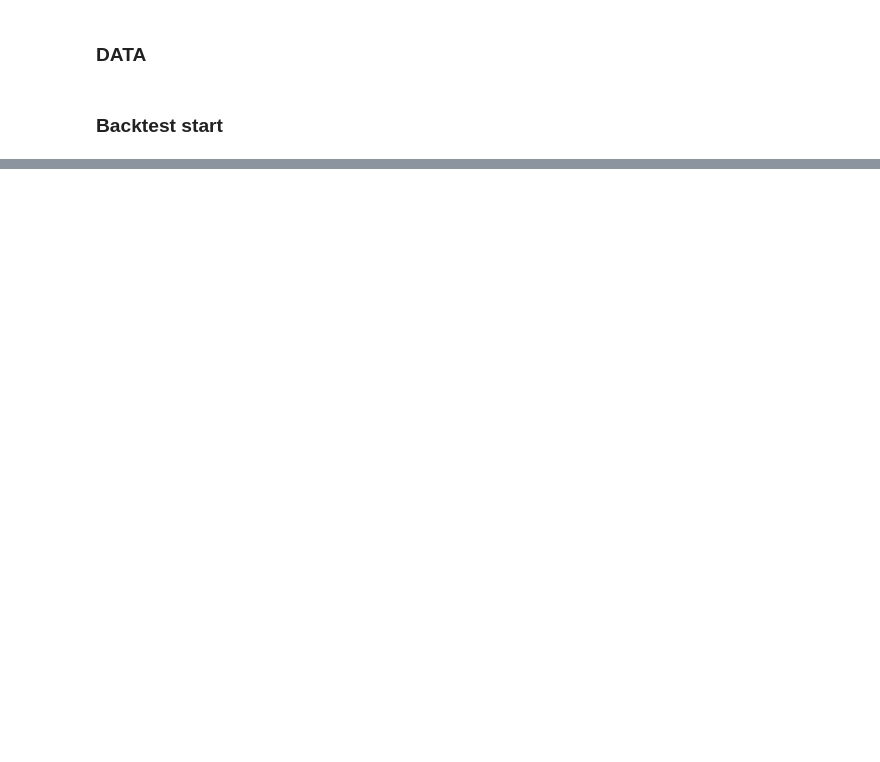
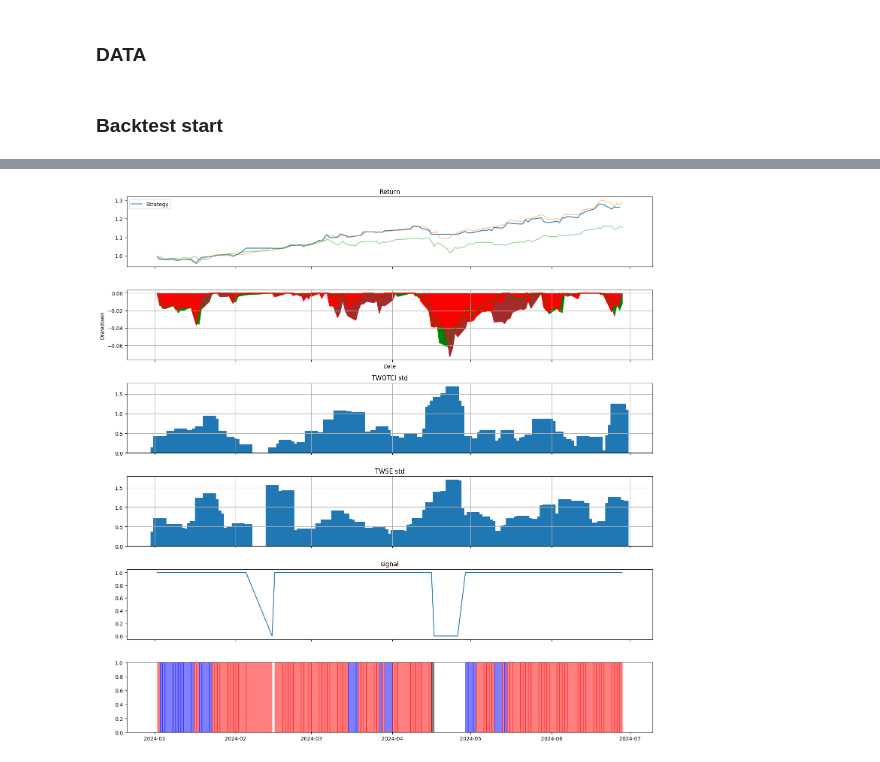
Before and after one commit to tsungyou/TS, a Jupyter notebook: factor/ED/test copy.ipynb, the cells around one changed output, grey strips where cells are left out. Cells and saved outputs as stored; diff of their text form; code cells hidden in the pictures; blank space fills up the shorter version.

Commit message:
update TWSE

```diff
--- a/factor/ED/test copy.ipynb
+++ b/factor/ED/test copy.ipynb
@@ -89,11 +12,11 @@ twotci['ticker'] = "TWOTCI"
 twse = pd.read_parquet("TWSE.parquet")
 twse['ticker'] = "TWSE"
 df = pd.concat([twse, twotci], axis=0)
-
+price = "open"
 filtered_df = df.copy()
 filtered_df['AvgPrice'] = (filtered_df['high'] + filtered_df['low']) / 2
 filtered_df['Return'] = filtered_df.groupby('ticker')['AvgPrice'].pct_change()
-filtered_df['beta'] = filtered_df.groupby('ticker')['close'].pct_change().shift(-1)
+filtered_df['beta'] = filtered_df.groupby('ticker')[price].pct_change().shift(-1)
 def rolling_std(group):
     group['return_stddev'] = group['Return'].rolling(window=5).std() * 100
     return group
@@ -101,14 +24,14 @@ def rolling_std(group):
 filtered_df = filtered_df.groupby('ticker').apply(rolling_std).reset_index(level='ticker', drop=True)
 
 def calculate_moving_averages(df):
-    df['MA20'] = df['close'].rolling(window=20).mean()
-    df['MA60'] = df['close'].rolling(window=60).mean()
+    df['MA20'] = df[price].rolling(window=20).mean()
+    df['MA60'] = df[price].rolling(window=60).mean()
     return df
 
 filtered_df = filtered_df.groupby('ticker').apply(calculate_moving_averages).reset_index(level='ticker', drop=True)
 start_date = '2015-01-01'
-twse = filtered_df[(filtered_df['ticker'] == 'TWSE') & (filtered_df.index >= start_date)][['close', 'AvgPrice', "Return", "beta", "return_stddev", "MA20", "MA60"]]
-twotci = filtered_df[(filtered_df['ticker'] == 'TWOTCI') & (filtered_df.index >= start_date)][['close', 'AvgPrice', "Return", "beta", "return_stddev", "MA20", "MA60"]]
+twse = filtered_df[(filtered_df['ticker'] == 'TWSE') & (filtered_df.index >= start_date)][[price, 'AvgPrice', "Return", "beta", "return_stddev", "MA20", "MA60"]]
+twotci = filtered_df[(filtered_df['ticker'] == 'TWOTCI') & (filtered_df.index >= start_date)][[price, 'AvgPrice', "Return", "beta", "return_stddev", "MA20", "MA60"]]
 twotci.reset_index(inplace=True)
 twotci['da'] = pd.to_datetime(twotci['da'])
 twse.reset_index(inplace=True)
@@ -123,14 +46,14 @@ def calculate_twotci_metrics(row):
     twotci_next = twotci[twotci['da'] > date].sort_values(by='da').head(1)
 
     if not twotci_today.empty and not twotci_next.empty:
-        twotci_beta = twotci_next['close'].values[0] / twotci_today['close'].values[0] - 1
+        twotci_beta = twotci_next[price].values[0] / twotci_today[price].values[0] - 1
     else:
         twotci_beta = np.nan
 
     twotci_return_stddev = twotci[(twotci['da'] >= (pd.to_datetime(date) - pd.Timedelta(days=5))) & (twotci['da'] <= date)]['Return'].std() * 100
-    twotci_ma20 = twotci[twotci['da'] <= date].sort_values(by='da', ascending=False).head(20)['close'].mean()
-    twotci_ma60 = twotci[twotci['da'] <= date].sort_values(by='da', ascending=False).head(60)['close'].mean()
-    twotci_cl = twotci_today['close'].values[0] if not twotci_today.empty else np.nan
+    twotci_ma20 = twotci[twotci['da'] <= date].sort_values(by='da', ascending=False).head(20)[price].mean()
+    twotci_ma60 = twotci[twotci['da'] <= date].sort_values(by='da', ascending=False).head(60)[price].mean()
+    twotci_cl = twotci_today[price].values[0] if not twotci_today.empty else np.nan
 
     return pd.Series([twotci_beta, twotci_return_stddev, twotci_ma20, twotci_ma60, twotci_cl])
 
@@ -202,64 +93,73 @@ plt.show()
 # %%
 # long short
+import matplotlib.pyplot as plt
+def calculate_return_on_signal(row, signal_col='final_signal'):
+    return row['pct_change'] if row[signal_col] else 0
 
-import matplotlib.pyplot as plt
-def calculate_return_on_signal_ls(row, signal_col='final_signal'):
-    return row['pct_change'] if row[signal_col] else -row['pct_change']
+final_df['pct_change'] = final_df[price].pct_change().shift(-1)
 
-final_df['pct_change'] = final_df['close'].pct_change().shift(-1)
+final_df['final_signal1'] = final_df['signal_ed'].shift(1)
+final_df['final_signal2'] = final_df['signal_ed'].shift(2)
+final_df['final_signal3'] = final_df['signal_ed'].shift(3)
+final_df['final_signal4'] = final_df['signal_ed'].shift(4)
+final_df['signals'] = (final_df['signal_ed'])# & (final_df['final_signal1']) & (final_df['final_signal2']) & (final_df['final_signal3']) & (final_df['final_signal4'])
 
-final_df['check_if_signal_works'] = final_df['pct_change'].rolling(5).sum()
-empty = final_df[~final_df['signals']]['check_if_signal_works'].mean()
-open = final_df[final_df['signals']]['check_if_signal_works'].mean()
-print("訊號做多後五天平均報酬: ", open, "訊號平倉後五天平均報酬:", empty)
-
-final_df['final_signal'] = (final_df['turbulence'] < 15) & (final_df['TWOTCI_RETURN_STDDEV'] < 2)
-final_df['final_signal1'] = final_df['final_signal'].shift(1)
-final_df['final_signal2'] = final_df['final_signal'].shift(2)
-final_df['final_signal3'] = final_df['final_signal'].shift(3)
-final_df['final_signal4'] = final_df['final_signal'].shift(4)
-final_df['signals'] = (final_df['final_signal']) & (final_df['final_signal1']) & (final_df['final_signal2']) & (final_df['final_signal3']) & (final_df['final_signal4'])
-
-final_df_da = final_df[final_df['da'] >='2016-01-01']
-final_df_da['daily_ret_final_signal'] = final_df_da.apply(calculate_return_on_signal, args=("signal_ed",), axis=1)
+final_df_da = final_df[final_df['da'] >='2024-01-01']
+final_df_da['daily_ret_final_signal'] = final_df_da.apply(calculate_return_on_signal, args=("signals",), axis=1)
 final_df_da['cumprod_final_signal'] = (1+final_df_da['daily_ret_final_signal']).cumprod()
 
-fig, ax = plt.subplots(6, 1, figsize=(15, 10), sharex=True)
+fig, ax = plt.subplots(6, 1, figsize=(15, 15), sharex=True)
+twse_cumprod = (1+final_df_da['Return']).cumprod()
+twotci_cumprod = (1+final_df_da['TWOTCI_CL'].pct_change()).cumprod()
 ax[0].plot(final_df_da.index, final_df_da['cumprod_final_signal'], label='Strategy')
-ax[0].plot(final_df_da.index, (1+final_df_da['Return']).cumprod(), alpha=0.5)
-ax[0].plot(final_df_da.index, (1+final_df_da['TWOTCI_CL'].pct_change()).cumprod(), alpha=0.5)
+ax[0].plot(final_df_da.index, twse_cumprod, alpha=0.5)
+ax[0].plot(final_df_da.index, twotci_cumprod, alpha=0.5)
 ax[0].legend()
 ax[0].set_title('Return')
+
 def from_nav_to_mdd(nav_all):
     Roll_Max = nav_all.rolling(len(nav_all), min_periods=1).max()
     Daily_Drawdown = nav_all/Roll_Max - 1.0
     return Daily_Drawdown
 
+mdd = from_nav_to_mdd(twse_cumprod)
+ax[1].plot(final_df_da.index,mdd, label='TWSE', color='green')
+ax[1].fill_between(final_df_da.index, mdd, color='green')
+
+mdd = from_nav_to_mdd(twotci_cumprod)
+ax[1].plot(final_df_da.index,mdd, label='TWOTCI', color='brown')
+ax[1].fill_between(final_df_da.index, mdd, color='brown')
+
 mdd = from_nav_to_mdd(final_df_da['cumprod_final_signal'])
-ax[1].plot(final_df_da.index,mdd, label='Maximum Drawdown', color='red')
+ax[1].plot(final_df_da.index,mdd, label='Strategy', color='red')
 ax[1].fill_between(final_df_da.index, mdd, color='red')
 ax[1].set_ylabel('Drawdown')
 ax[1].set_xlabel('Date')
 ax[1].grid()
 
 ax[2].set_title("TWOTCI std")
 ax[2].bar(final_df_da.index, final_df_da['TWOTCI_RETURN_STDDEV'],width=5)
 ax[2].grid()
 
 ax[3].set_title("TWSE std")
 ax[3].bar(final_df_da.index, final_df_da['return_stddev'], width=5)
 ax[3].grid()
 
-ax[4].set_title("turbulence")
-ax[4].bar(final_df_da.index, final_df_da['turbulence'], width=5)
+ax[4].set_title("signal")
+ax[4].plot(final_df_da['da'], final_df_da['signals'])
 
-ax[5].set_title("signal")
-ax[5].plot(final_df_da['da'], final_df_da['final_signal'])
+color_dict = {
+    1: "red",
+    2: "blue",
+    3: "black",
+    4: "white"
+}
 
-# ax[6].set_title("signal minus TWSE")
-# ax[6].plot(final_df_da['cumprod_final_signal'] - (1+final_df_da['Return']).cumprod())
-
+for i in range(len(final_df_da)-1):
+    color = color_dict[final_df_da['classification'].iloc[i]]
+    ax[5].axvspan(final_df_da.index[i], final_df_da.index[i+1], color=color, alpha=0.5)
 plt.tight_layout()
 plt.show()
 final_df_da['cumprod_final_signal'].tail()
 # %% [output]
+[figure, new version]
```
Also changed, not shown: parts of 10 cells of this notebook, 11 other files.
